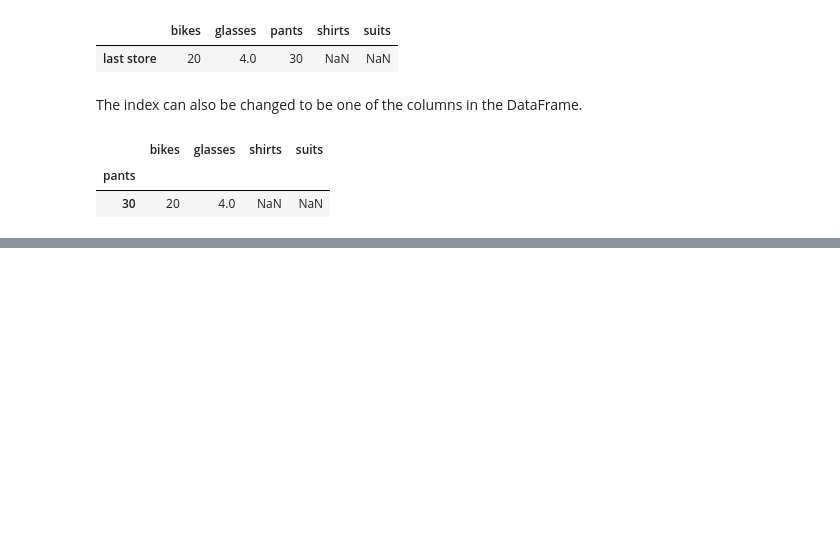
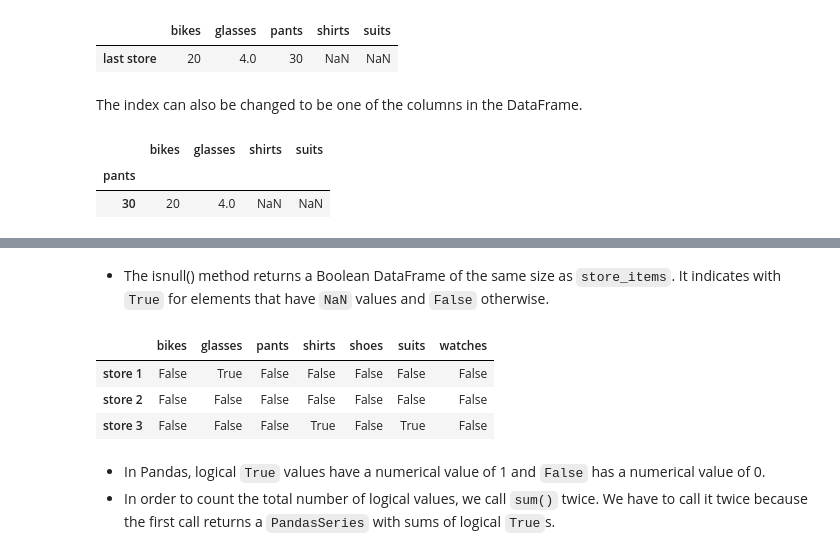
Before and after one commit to lewisemm/congenial-waffle, a Jupyter notebook: pandas/Pandas.ipynb, the cells around one changed output, grey strips where cells are left out. Saved outputs shown, nothing was run; the diff lists cells and outputs as text; code cells hidden in the pictures; blank space fills up the shorter version.

```diff
--- a/pandas/Pandas.ipynb
+++ b/pandas/Pandas.ipynb
@@ -678,0 +732,12 @@ store_items
+# %% [markdown]
+* The isnull() method returns a Boolean DataFrame of the same size as `store_items`. It indicates with `True` for elements that have `NaN` values and `False` otherwise.
+# %%
+store_items.isnull()
+# %% [output]
+|  | bikes | glasses | pants | shirts | shoes | suits | watches |
+| store 1 | False | True | False | False | False | False | False |
+| store 2 | False | False | False | False | False | False | False |
+| store 3 | False | False | False | True | False | True | False |
+# %% [markdown]
+* In Pandas, logical `True` values have a numerical value of 1 and `False` has a numerical value of 0.
+* In order to count the total number of logical values, we call `sum()` twice. We have to call it twice because the first call returns a `PandasSeries` with sums of logical `True`s.
```
Also changed, not shown: parts of 17 cells of this notebook.
